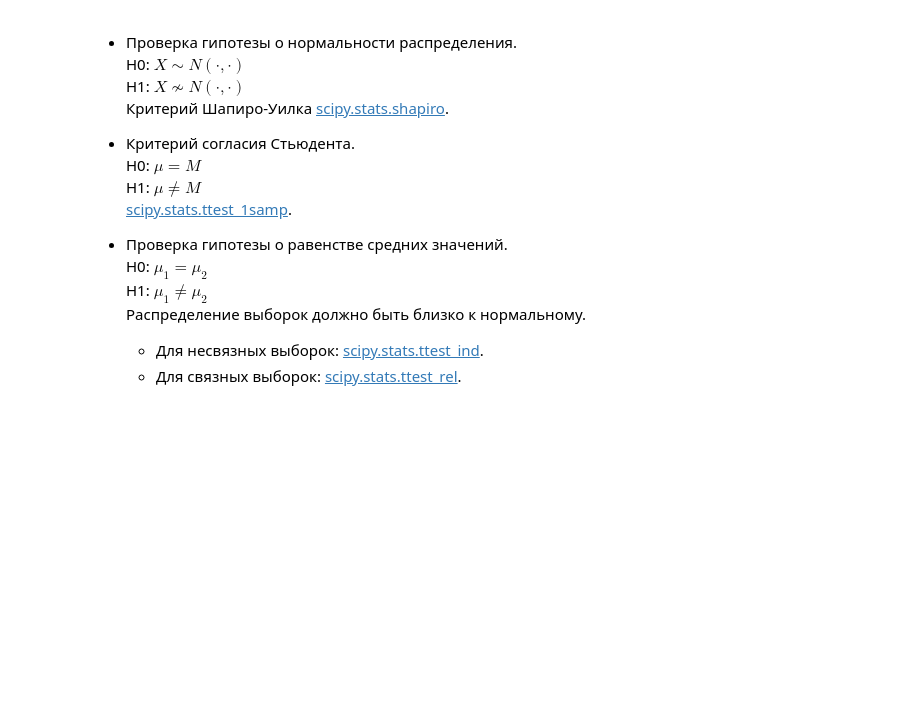
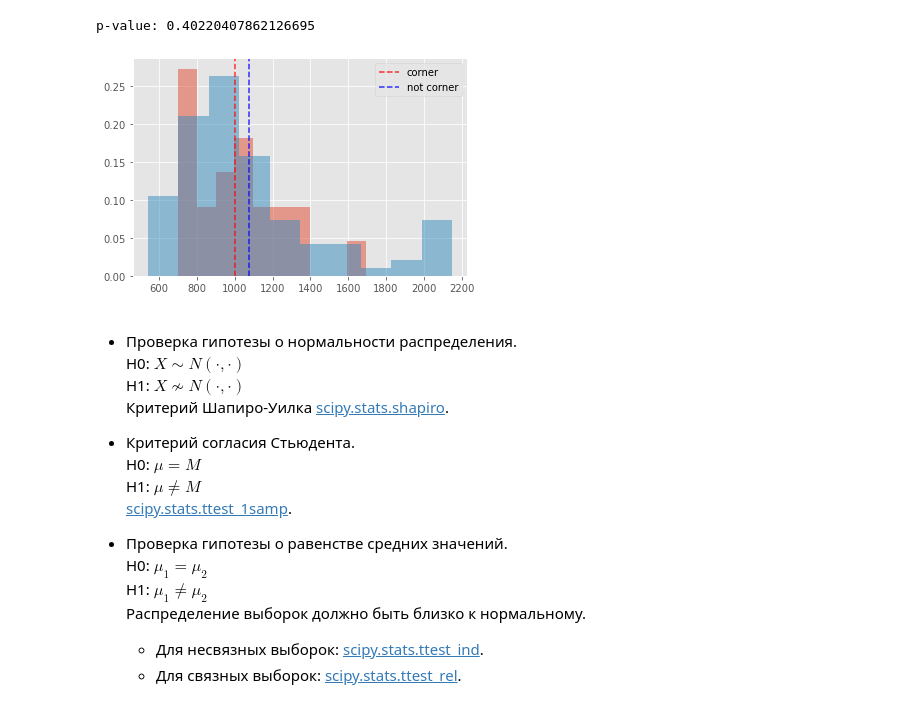
Before and after one commit to Gloriel/FlightPreparence, a Jupyter notebook: St8_StatisicFormules.ipynb, the cells around one changed output. Drawn from its saved outputs; the diff is of its cells as text; code cells hidden in the pictures; blank space fills up the shorter version.

```diff
--- a/St8_StatisicFormules.ipynb
+++ b/St8_StatisicFormules.ipynb
@@ -240,3 +233,37 @@ albi = albi.replace(-9999, np.nan)
+# %%
+#U-критерий Манна-Витни переводит значения в ранговую шкалу и проверяет НЕ равенство медиан. P{X>Y}=P{X<Y}
+
+#Ищем зависимость цены от переменной COR=1 и 0. Чтобы применить Стьюдента, проверим нормальность данных и равенство дисперсий
+#Заменяем -9999 (здесь=пустое) на корректное пустое значение.
+albi = albi.replace(-9999, np.nan)
+#Сохраним в отдельные переменные выборки, которые собираемся сравнивать.
+x = albi[albi['COR'] == 1]['PRICE']
+y = albi[albi['COR'] == 0]['PRICE']
+x.name, y.name = 'corner', 'not corner'
+
+def two_histograms(x, y):
+    """
+    Функция, которая построит две гистограммы на одной картинке.
+    Дополнительно пунктирными линиями указываются средние значения выборок.
+    x: вектор pd.Series,
+    y: вектор pd.Series
+    """
+    x.hist(alpha=0.5, weights=[1./len(x)]*len(x))
+    y.hist(alpha=0.5, weights=[1./len(y)]*len(y))
+    plt.axvline(x.mean(), color='red', alpha=0.8, linestyle='dashed')
+    plt.axvline(y.mean(), color='blue', alpha=0.8, linestyle='dashed')
+    plt.legend([x.name, y.name])
+
+
+two_histograms(x, y)
+
+#Выбросы не дают применить Стюдента. Потому непараметрические критерий Манна-Витни.
+res = stats.mannwhitneyu(x, y)
+print('p-value:', res[1])
+#p-value получилось достаточно большим, поэтому у нас нет оснований отвергнуть гипотезу. разница медиан в выборках случайна.
+# %% [output]
+p-value: 0.40220407862126695
+[figure, added]
 # %%
 #Корреляция. Scatter-plot или диагратта рассеивания
 #Сила и направление взаимосвязи определяется ковариацией. cov=Сумма((Xi-Xсред)*(Yi-Yсред))/N-1
```
Also changed, not shown: parts of 1 cell of this notebook.
